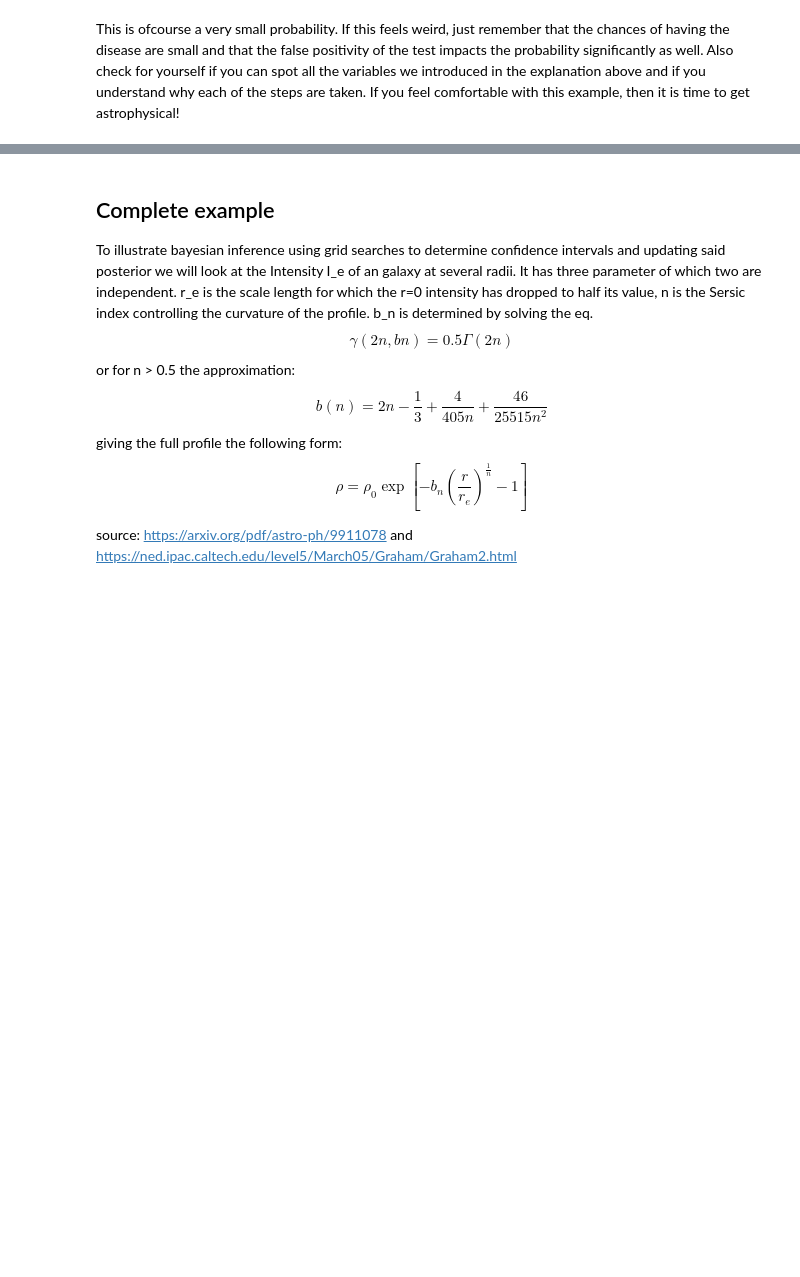
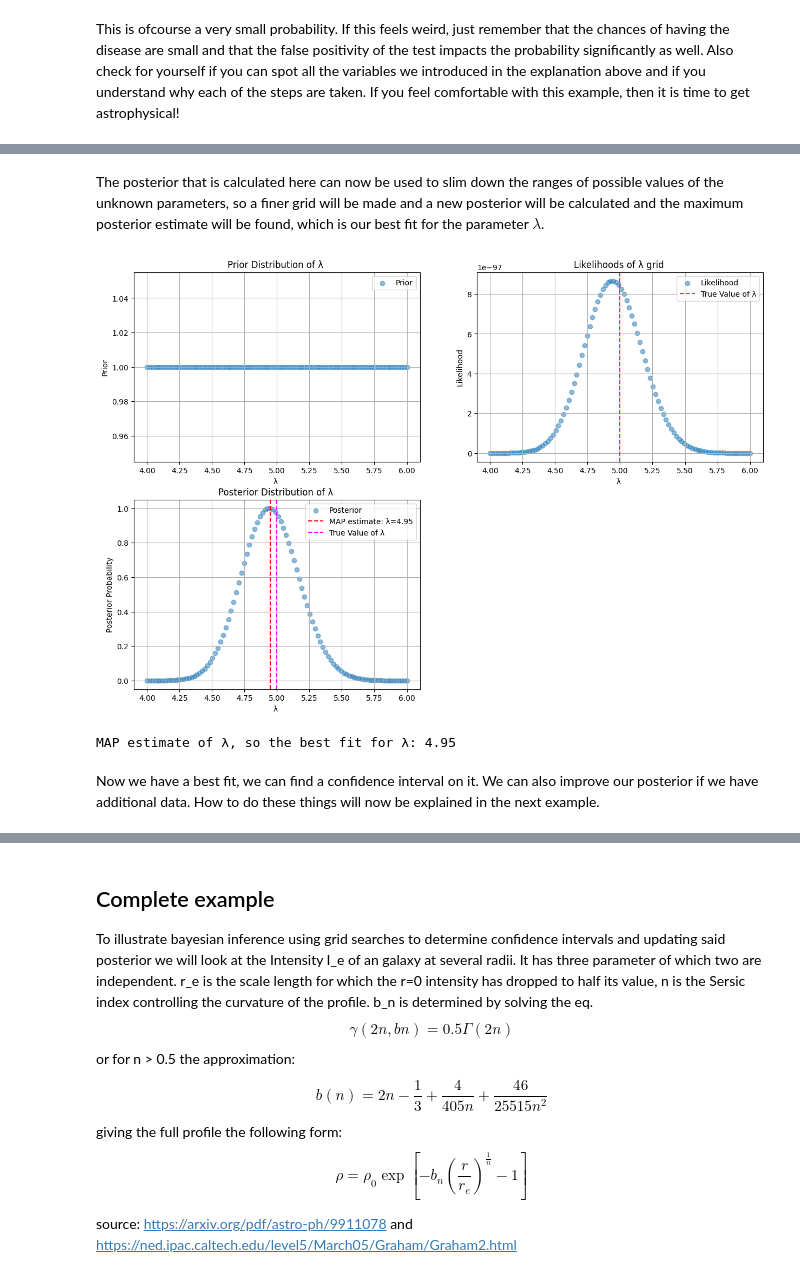
Before and after one commit to t-kist/Bayesian-Statistics-for-Astrophysics-2024, a Jupyter notebook: bayes24/lecture_notes/group4/Chapter4.ipynb, the cells around one changed output, grey strips where cells are left out. Cells and saved outputs as stored; diff of their text form; code cells hidden in the pictures; blank space fills up the shorter version.

```diff
--- a/bayes24/lecture_notes/group4/Chapter4.ipynb
+++ b/bayes24/lecture_notes/group4/Chapter4.ipynb
@@ -51,3 +149,57 @@ This is ofcourse a very small probability. If this feels weird, just remember th
+# %% [markdown]
+The posterior that is calculated here can now be used to slim down the ranges of possible values of the unknown parameters, so a finer grid will be made and a new posterior will be calculated and the maximum posterior estimate will be found, which is our best fit for the parameter $\lambda$.
+# %%
+lambda_fine_grid = np.linspace(4, 6, 100)
+
+#Repeating the steps of Bayesian inference
+prior_fine = np.ones_like(lambda_fine_grid)
+
+log_likelihoods_fine = np.array([log_likelihood_poisson(lam, observed_counts) for lam in lambda_fine_grid])
+
+log_posterior_unnormalized_fine = log_likelihoods_fine + np.log(prior_fine)
+
+log_posterior_normalized_fine = log_posterior_unnormalized_fine - np.max(log_posterior_unnormalized_fine)
+posterior_fine = np.exp(log_posterior_normalized_fine)
+
+map_index_fine = np.argmax(posterior_fine)
+map_lambda_fine = lambda_fine_grid[map_index_fine]
+
+#Plot results
+plt.figure(figsize=(15,10))
+plt.subplot(2,2,1)
+plt.scatter(lambda_fine_grid, prior_fine, label="Prior", alpha=0.5)
+plt.title("Prior Distribution of λ ")
+plt.xlabel("λ ")
+plt.ylabel("Prior")
+plt.legend()
+plt.grid()
+
+plt.subplot(2,2,2)
+plt.scatter(lambda_fine_grid, np.exp(log_likelihoods_fine), label="Likelihood", alpha=0.5)
+plt.axvline(5, color="magenta", linestyle="--", label="True Value of λ")
+plt.title("Likelihoods of λ grid ")
+plt.xlabel("λ ")
+plt.ylabel("Likelihood")
+plt.legend()
+plt.grid()
+
+
+plt.subplot(2,2,3)
+plt.scatter(lambda_fine_grid, posterior_fine, label="Posterior", alpha=0.5)
+plt.axvline(map_lambda_fine, color="r", linestyle="--", label=f"MAP estimate: λ={map_lambda_fine:.2f}")
+plt.axvline(5, color="magenta", linestyle="--", label="True Value of λ")
+plt.title("Posterior Distribution of λ ")
+plt.xlabel("λ ")
+plt.ylabel("Posterior Probability")
+plt.legend()
+plt.grid()
+plt.show()
+print(f"MAP estimate of λ, so the best fit for λ: {map_lambda_fine:.2f}")
+# %% [output]
+[figure, added]
+MAP estimate of λ, so the best fit for λ: 4.95
+# %% [markdown]
+Now we have a best fit, we can find a confidence interval on it. We can also improve our posterior if we have additional data. How to do these things will now be explained in the next example.
 # %% [markdown]
 ## Computation of confidence intervals using a grid search in comination with an updated posterior
 Computing confidence intervals using a grid search is a method particularly useful when analytic solutions are unavailable. By evaluating the parameter space, calculating posterior probabilities for every point, and deriving credible intervals we get a confidence interval given the data and prior knowledge such that P[Θ ∈ I | X] = 1−α where alpha is our confidence level. In this manner  it is an analogue to a frequentist confidence interval.
```
Also changed, not shown: parts of 13 cells of this notebook, 1 other file.
